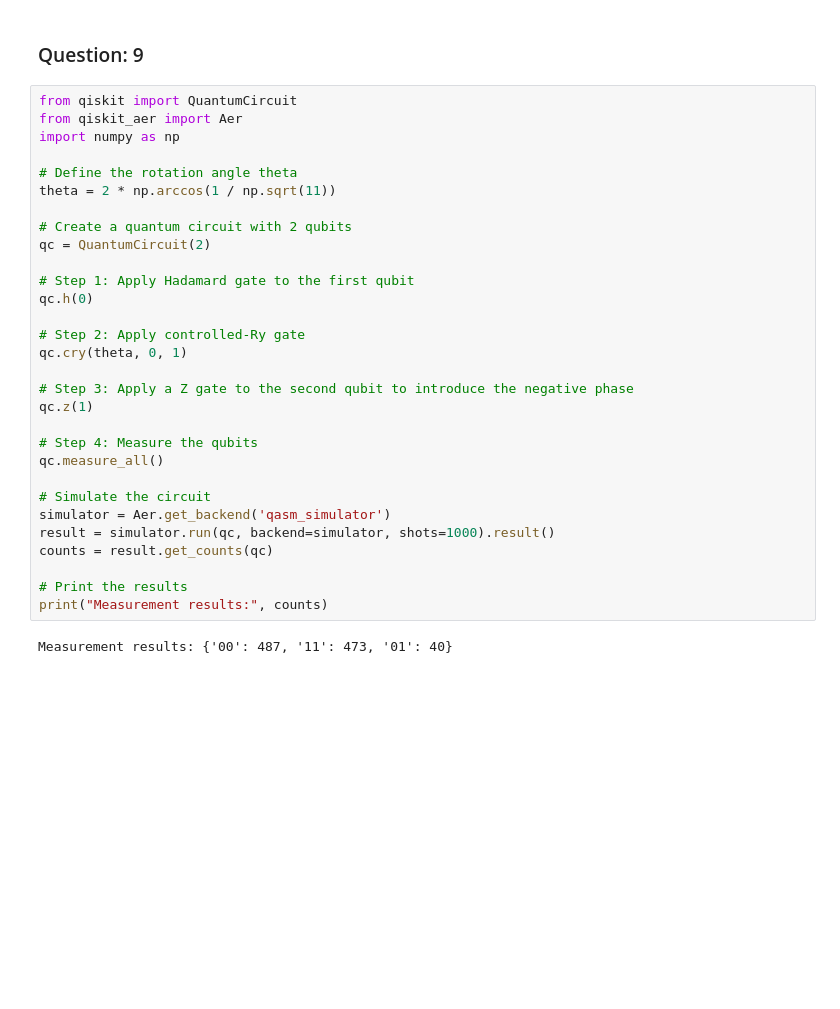
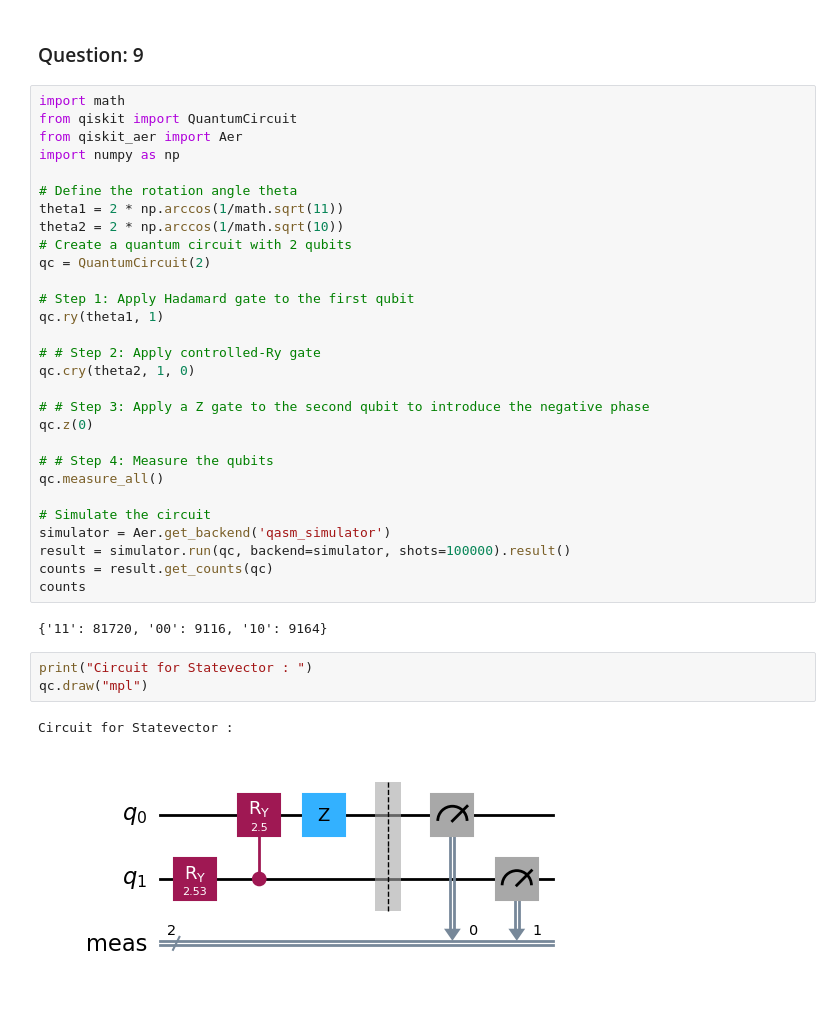
Before and after one commit to pradyotqc/Assignments_AQC, a Jupyter notebook: Assignment2_QC/assign_2.ipynb, the cells around one changed output. Saved outputs shown, nothing was run; the diff lists cells and outputs as text; blank space fills up the shorter version.

```diff
--- a/Assignment2_QC/assign_2.ipynb
+++ b/Assignment2_QC/assign_2.ipynb
@@ -151,35 +151,40 @@ Two-qubit gates reduced by: 4
 # %% [markdown]
 ### Question: 9
 # %%
+import math
 from qiskit import QuantumCircuit
 from qiskit_aer import Aer
 import numpy as np
 
 # Define the rotation angle theta
-theta = 2 * np.arccos(1 / np.sqrt(11))
-
+theta1 = 2 * np.arccos(1/math.sqrt(11))
+theta2 = 2 * np.arccos(1/math.sqrt(10))
 # Create a quantum circuit with 2 qubits
 qc = QuantumCircuit(2)
 
 # Step 1: Apply Hadamard gate to the first qubit
-qc.h(0)
+qc.ry(theta1, 1)
 
-# Step 2: Apply controlled-Ry gate
-qc.cry(theta, 0, 1)
+# # Step 2: Apply controlled-Ry gate
+qc.cry(theta2, 1, 0)
 
-# Step 3: Apply a Z gate to the second qubit to introduce the negative phase
-qc.z(1)
+# # Step 3: Apply a Z gate to the second qubit to introduce the negative phase
+qc.z(0)
 
-# Step 4: Measure the qubits
+# # Step 4: Measure the qubits
 qc.measure_all()
 
 # Simulate the circuit
 simulator = Aer.get_backend('qasm_simulator')
-result = simulator.run(qc, backend=simulator, shots=1000).result()
+result = simulator.run(qc, backend=simulator, shots=100000).result()
 counts = result.get_counts(qc)
-
-# Print the results
-print("Measurement results:", counts)
+counts
 # %% [output]
-Measurement results: {'00': 487, '11': 473, '01': 40}
+{'11': 81720, '00': 9116, '10': 9164}
+# %%
+print("Circuit for Statevector : ")
+qc.draw("mpl")
+# %% [output]
+Circuit for Statevector :
+[figure, added]
 # %%
```
Also changed, not shown: parts of 5 cells of this notebook.
